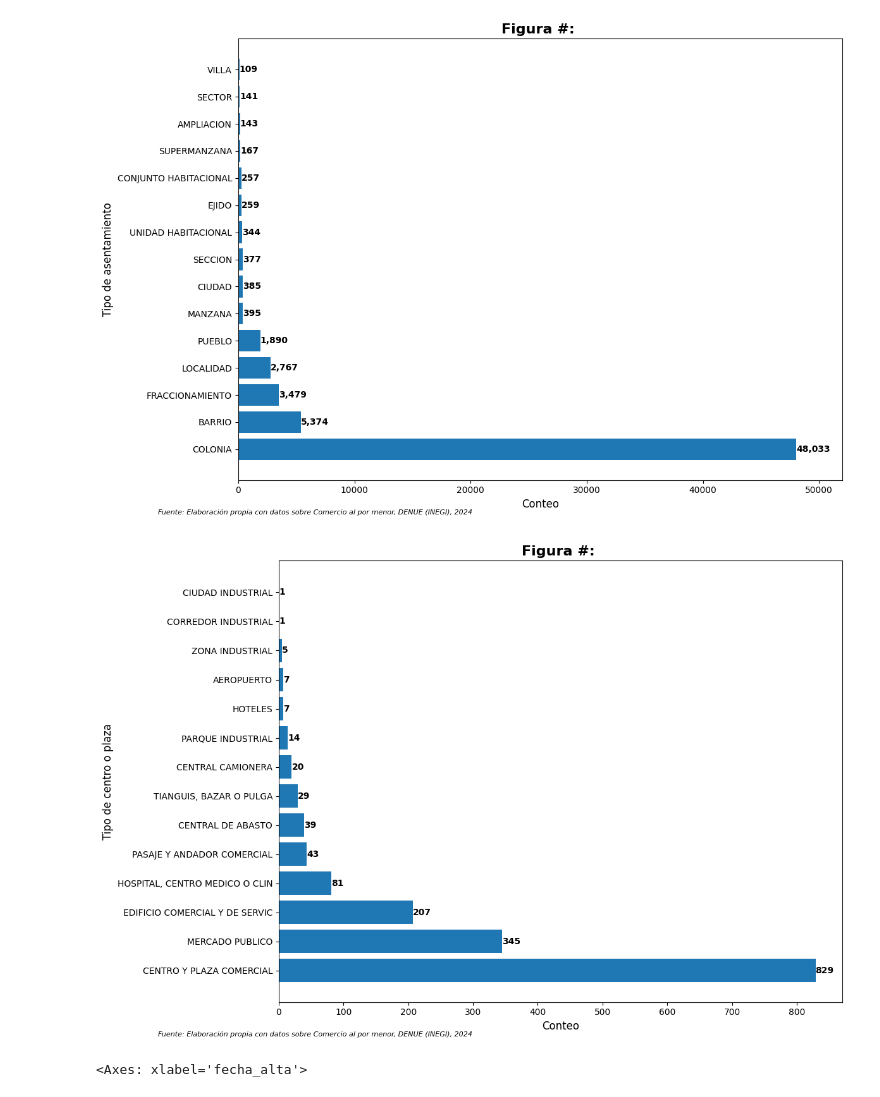
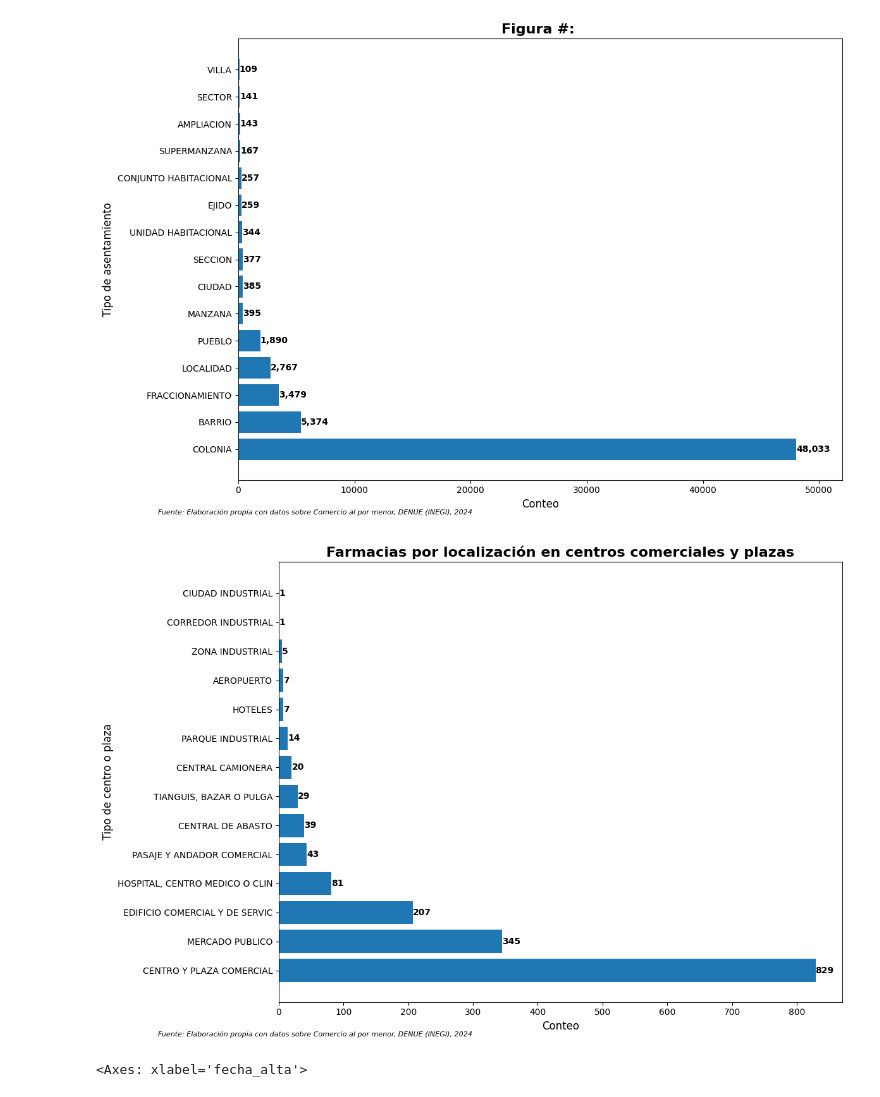
Before and after one commit to guillermoArr/Dataton_2024, a Jupyter notebook: src/puntos_interes.ipynb, the cells around one changed output. Saved outputs shown, nothing was run; the diff lists cells and outputs as text; code cells hidden in the pictures.

```diff
--- a/src/puntos_interes.ipynb
+++ b/src/puntos_interes.ipynb
@@ -133,30 +133,30 @@ plt.show()
 # %%
 conteo_plaza = data_farmacias.tipoCenCom.value_counts()
 # print(conteo_plaza)
 
 fig, ax = plt.subplots(figsize=(12, 8))
 
 # Barplot
 bars = ax.barh(conteo_plaza.index, conteo_plaza.values)
 
 ax.set_xlabel("Conteo", fontsize=12)
 ax.set_ylabel("Tipo de centro o plaza", fontsize=12)
-ax.set_title("Figura #: ", fontsize=16, fontweight='bold')
+ax.set_title("Farmacias por localización en centros comerciales y plazas", fontsize=16, fontweight='bold')
 
 # Agregar valores a cada barra
 for bar in bars:
     width = bar.get_width()
     ax.text(width, bar.get_y() + bar.get_height()/2, f'{width:,}',
             ha='left', va='center', fontweight='bold', fontsize=10)
 
 plt.tight_layout()
 
 plt.figtext(0.5, 0.01, "Fuente: Elaboración propia con datos sobre Comercio al por menor, DENUE (INEGI), 2024",
             ha="right", fontsize=8, style='italic')
 
 plt.show()
 # %% [output]
-[figure, old version]
+[figure, new version]
 # %%
 data_farmacias.fecha_alta = data_farmacias.fecha_alta.apply(lambda x: x.replace(' ', '-'))
 data_farmacias.fecha_alta = pd.to_datetime(data_farmacias.fecha_alta, format="%Y-%m")
```
Also changed, not shown: parts of 16 cells of this notebook, 2 other files.
